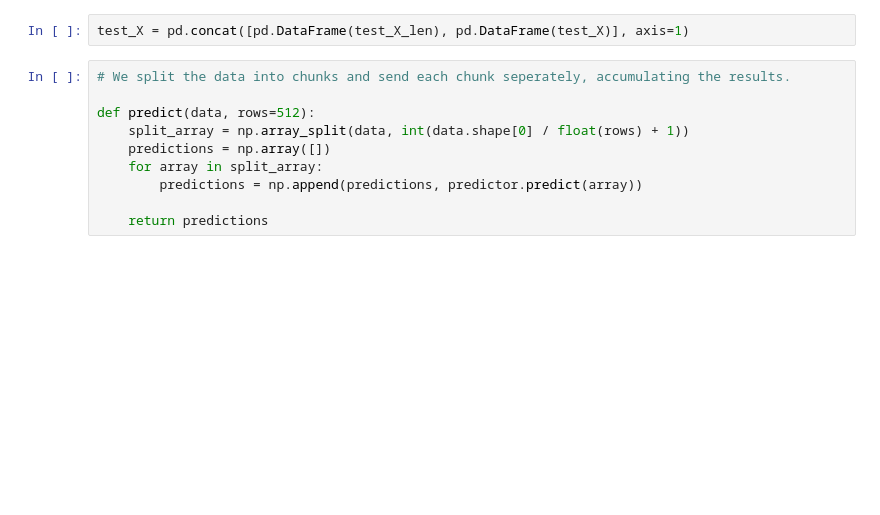
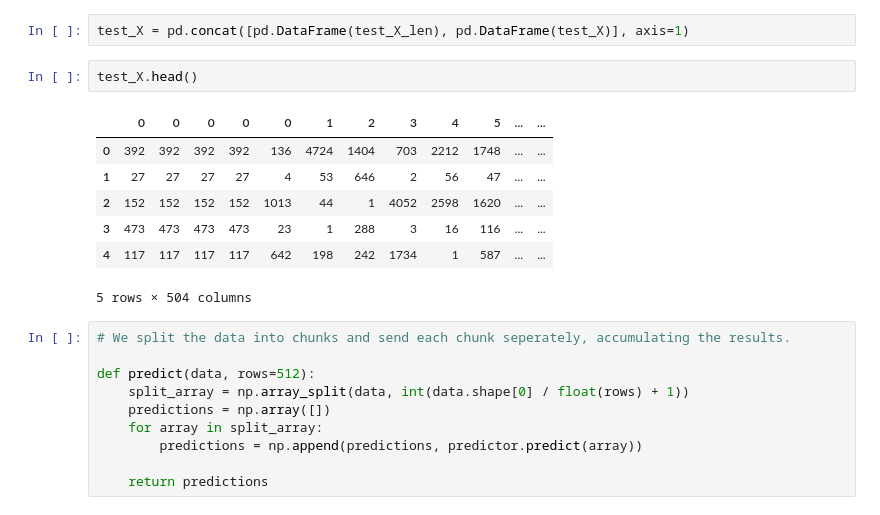
Before and after one commit to royn5618/Udacity-Sentiment-Analysis-Web-App, a Jupyter notebook: SageMaker Project.ipynb, the cells around one changed output. Saved outputs shown, nothing was run; the diff lists cells and outputs as text; blank space fills up the shorter version.

```diff
--- a/SageMaker Project.ipynb
+++ b/SageMaker Project.ipynb
@@ -576,6 +579,16 @@ Parameter image will be renamed to image_uri in SageMaker Python SDK v2.
 Once deployed, we can read in the test data and send it off to our deployed model to get some results. Once we collect all of the results we can determine how accurate our model is.
 # %%
 test_X = pd.concat([pd.DataFrame(test_X_len), pd.DataFrame(test_X)], axis=1)
+# %%
+test_X.head()
+# %% [output]
+|  | 0 | 0 | 0 | 0 | 0 | 1 | 2 | 3 | 4 | 5 | ... | ... |
+| 0 | 392 | 392 | 392 | 392 | 136 | 4724 | 1404 | 703 | 2212 | 1748 | ... | ... |
+| 1 | 27 | 27 | 27 | 27 | 4 | 53 | 646 | 2 | 56 | 47 | ... | ... |
+| 2 | 152 | 152 | 152 | 152 | 1013 | 44 | 1 | 4052 | 2598 | 1620 | ... | ... |
+| 3 | 473 | 473 | 473 | 473 | 23 | 1 | 288 | 3 | 16 | 116 | ... | ... |
+| 4 | 117 | 117 | 117 | 117 | 642 | 198 | 242 | 1734 | 1 | 587 | ... | ... |
+5 rows × 504 columns
 # %%
 # We split the data into chunks and send each chunk seperately, accumulating the results.
 
```
Also changed, not shown: parts of 11 cells of this notebook, 1 other file.
